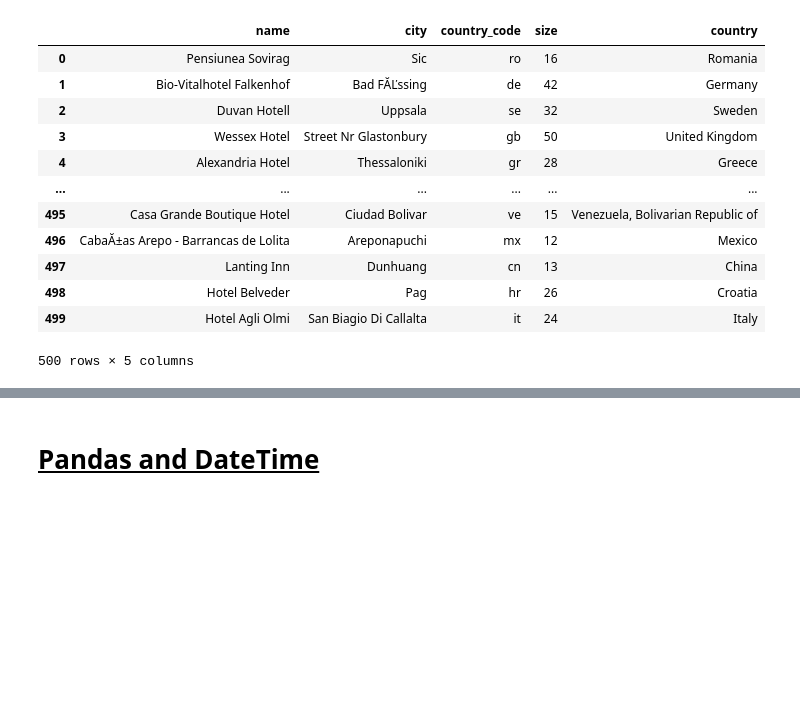
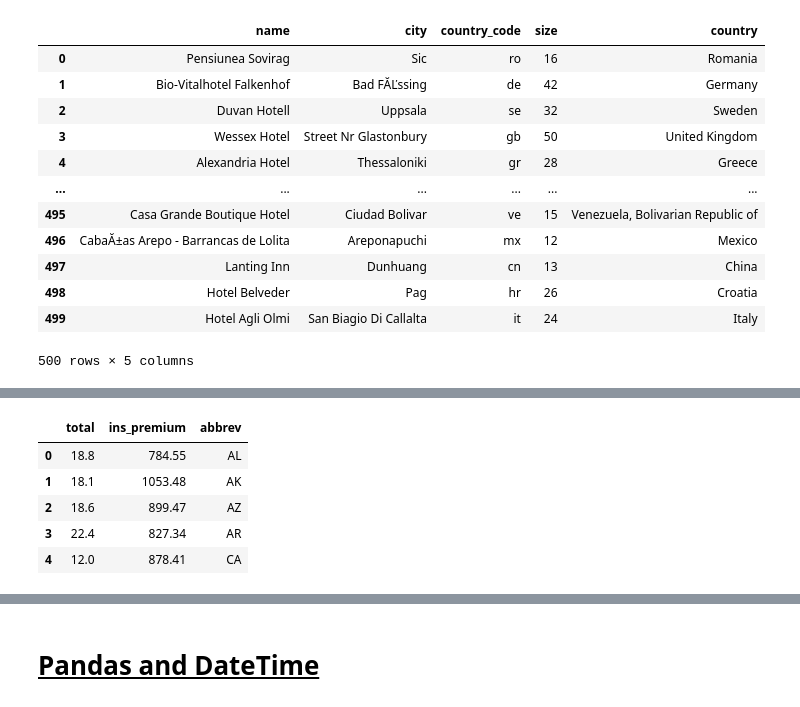
Before and after one commit to n-amr/cheat_sheets, a Jupyter notebook: cheatsheet_data_cleaning.ipynb, the cells around one changed output, grey strips where cells are left out. Saved outputs shown, nothing was run; the diff lists cells and outputs as text; code cells hidden in the pictures; blank space fills up the shorter version.

```diff
--- a/cheatsheet_data_cleaning.ipynb
+++ b/cheatsheet_data_cleaning.ipynb
@@ -160,0 +216,26 @@ accomodation
+# %%
+# method 1 --> filter out by index
+
+high_corr = corr.abs() > 0.5
+high_corr_list = [(i,j) for i in range(corr.shape[0])
+                   for j in range(corr.shape[0]) \
+                   if i != j \
+                   and i>j \
+                   and high_corr.iloc[i,j] == True] # the true is superficial here but better for syntax
+high_corr_list
+
+
+# now filtering it out
+no_keep = set([couple[0] for couple in high_corr_list])
+keep = [i for i in range(crash.shape[1]) if i not in no_keep]
+
+crash_clean = crash.iloc[:,keep]
+# %%
+crash_clean.head()
+# %% [output]
+|  | total | ins_premium | abbrev |
+| 0 | 18.8 | 784.55 | AL |
+| 1 | 18.1 | 1053.48 | AK |
+| 2 | 18.6 | 899.47 | AZ |
+| 3 | 22.4 | 827.34 | AR |
+| 4 | 12.0 | 878.41 | CA |
```
Also changed, not shown: parts of 11 cells of this notebook.
